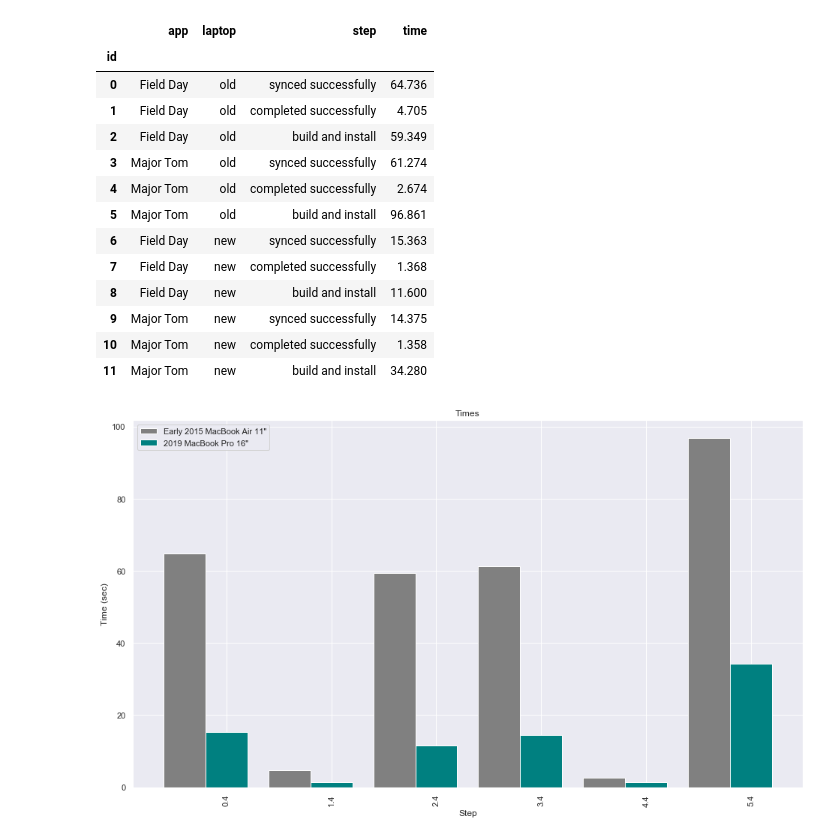
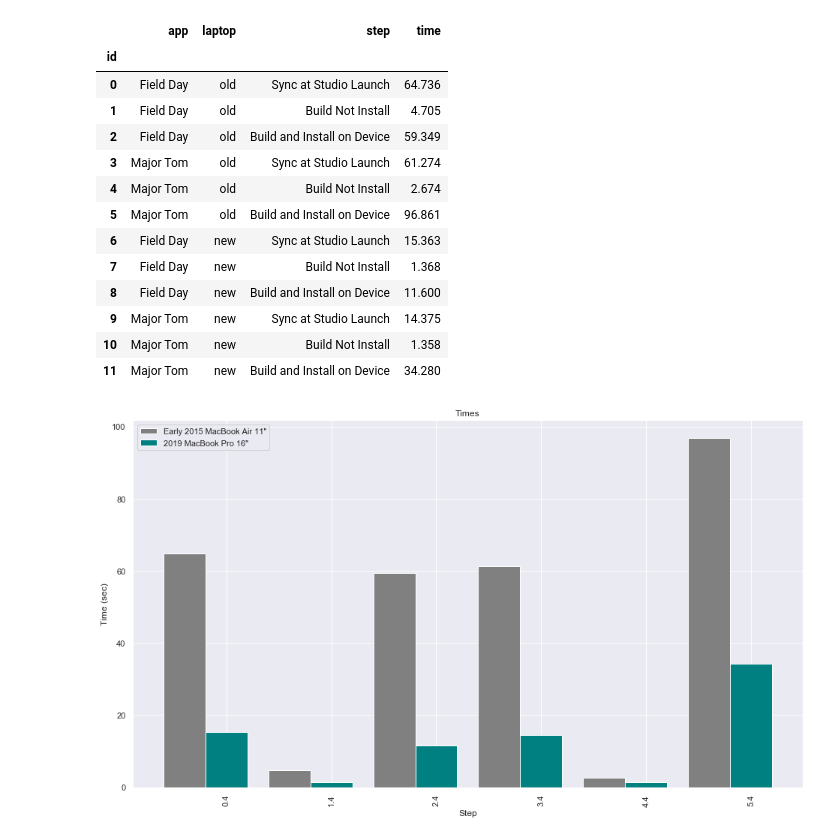
Before and after one commit to craigearley/studio-build-time-comparison, a Jupyter notebook: android-studio-build-comparison.ipynb, the cells around one changed output. Drawn from its saved outputs; the diff is of its cells as text; code cells hidden in the pictures.

```diff
--- a/android-studio-build-comparison.ipynb
+++ b/android-studio-build-comparison.ipynb
@@ -7,25 +7,24 @@ import datetime
 # %%
 filename = 'android-studio-data.csv'
 studio_data = pd.read_csv(filename,header=None)
 studio_data = studio_data.rename(columns={0:"app",1:"laptop",2:"step",3:"time"})
-studio_data['app'] = studio_data['app'].replace({"fieldday":"Field Day","majortom":"Major Tom"})
 studio_data.index.names=['id']
 studio_data
 # %% [output]
 |  | app | laptop | step | time |
 | id |  |  |  |  |
-| 0 | Field Day | old | synced successfully | 64.736 |
-| 1 | Field Day | old | completed successfully | 4.705 |
-| 2 | Field Day | old | build and install | 59.349 |
-| 3 | Major Tom | old | synced successfully | 61.274 |
-| 4 | Major Tom | old | completed successfully | 2.674 |
-| 5 | Major Tom | old | build and install | 96.861 |
-| 6 | Field Day | new | synced successfully | 15.363 |
-| 7 | Field Day | new | completed successfully | 1.368 |
-| 8 | Field Day | new | build and install | 11.600 |
-| 9 | Major Tom | new | synced successfully | 14.375 |
-| 10 | Major Tom | new | completed successfully | 1.358 |
-| 11 | Major Tom | new | build and install | 34.280 |
+| 0 | Field Day | old | Sync at Studio Launch | 64.736 |
+| 1 | Field Day | old | Build Not Install | 4.705 |
+| 2 | Field Day | old | Build and Install on Device | 59.349 |
+| 3 | Major Tom | old | Sync at Studio Launch | 61.274 |
+| 4 | Major Tom | old | Build Not Install | 2.674 |
+| 5 | Major Tom | old | Build and Install on Device | 96.861 |
+| 6 | Field Day | new | Sync at Studio Launch | 15.363 |
+| 7 | Field Day | new | Build Not Install | 1.368 |
+| 8 | Field Day | new | Build and Install on Device | 11.600 |
+| 9 | Major Tom | new | Sync at Studio Launch | 14.375 |
+| 10 | Major Tom | new | Build Not Install | 1.358 |
+| 11 | Major Tom | new | Build and Install on Device | 34.280 |
 # %%
 old_data = studio_data.loc[studio_data['laptop']=='old'].drop(columns='laptop')
 new_data = studio_data.loc[studio_data['laptop']=='new'].drop(columns='laptop')
```
Also changed, not shown: parts of 3 cells of this notebook, 1 other file.
